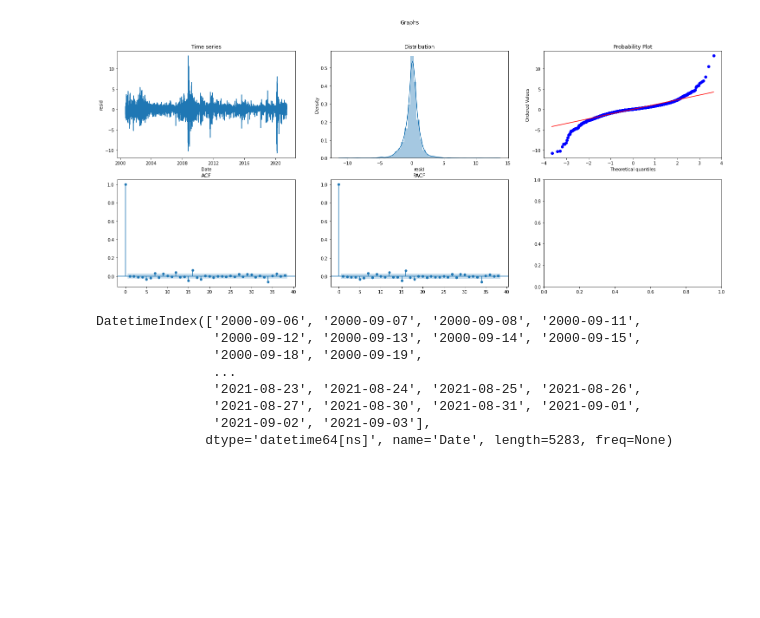
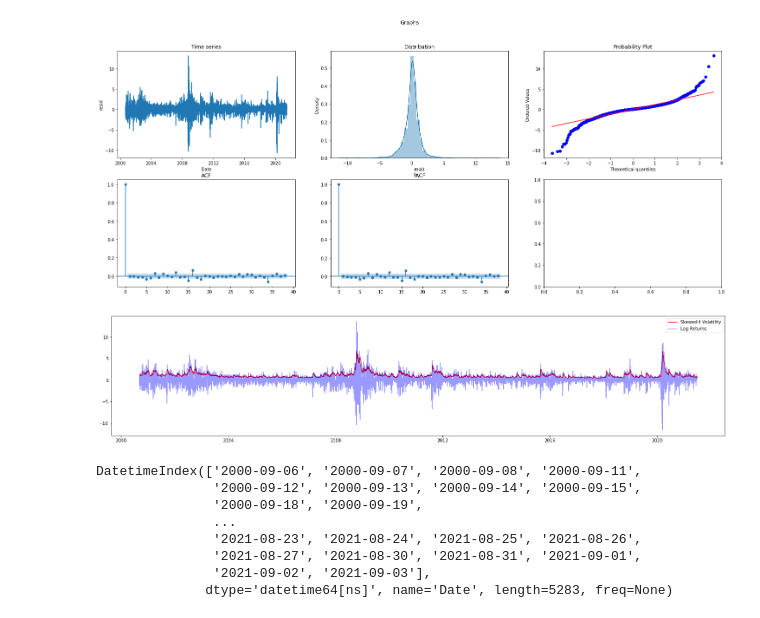
Before and after one commit to AlexDBurs/5_y_finanzas, a Jupyter notebook: Spy_Garch_forecast.ipynb, the cells around one changed output. Cells and saved outputs as stored; diff of their text form; code cells hidden in the pictures; blank space fills up the shorter version.

```diff
--- a/Spy_Garch_forecast.ipynb
+++ b/Spy_Garch_forecast.ipynb
@@ -218,6 +218,15 @@ plt.show()
 ts_graph(model_garch_result.resid.dropna(), model_garch_result.resid.dropna().index)
 # %% [output]
 [figure]
+# %%
+# Plot model fitting results
+plt.figure(figsize=(25,5))
+plt.plot(model_garch_result.conditional_volatility, color = 'red', label = 'Skewed-t Volatility')
+plt.plot(returns_log, color = 'blue', label = 'Log Returns', alpha = 0.4)
+plt.legend(loc = 'upper right')
+plt.show()
+# %% [output]
+[figure, added]
 # %%
 #Rolling Forecast
 #returns_log_tot.index = pd.DatetimeIndex(returns_log_tot.index).to_period('D') #Necessary for pmdarima to work
```
Also changed, not shown: parts of 4 cells of this notebook.
